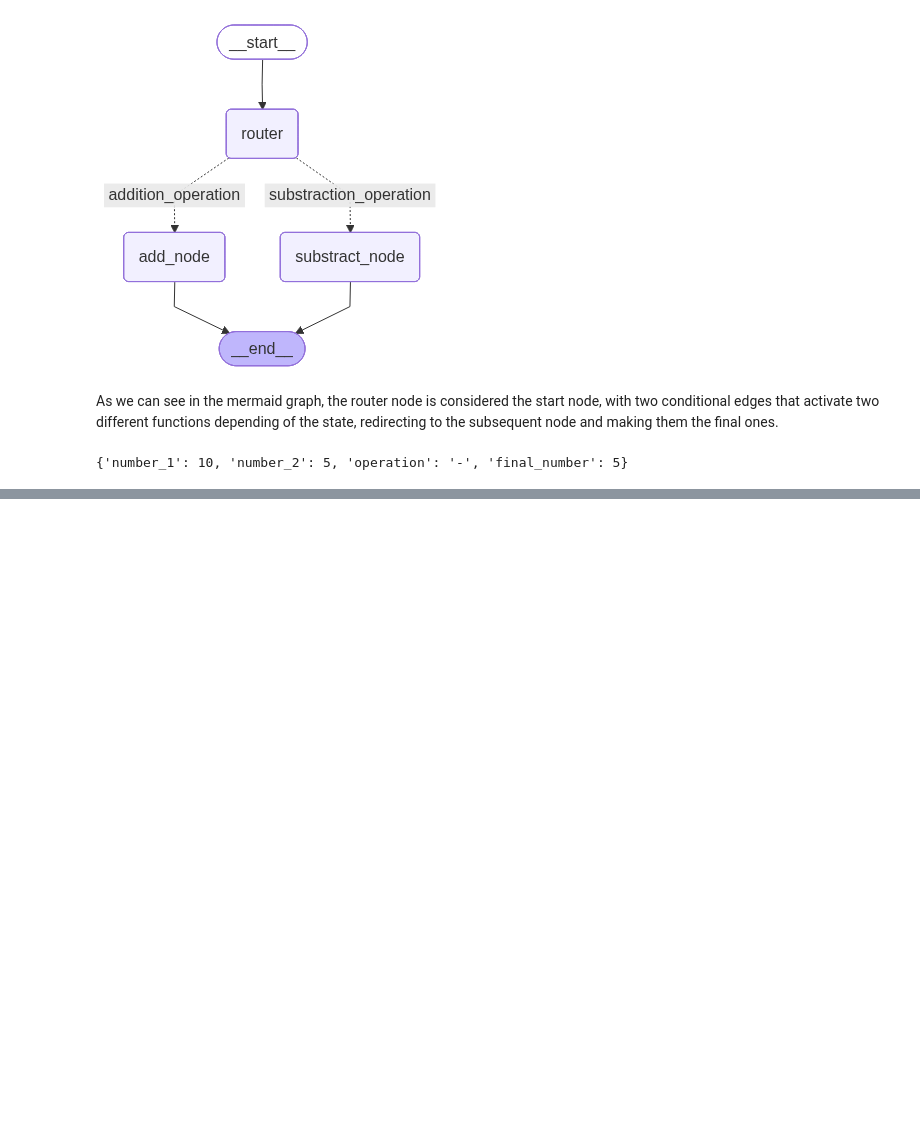
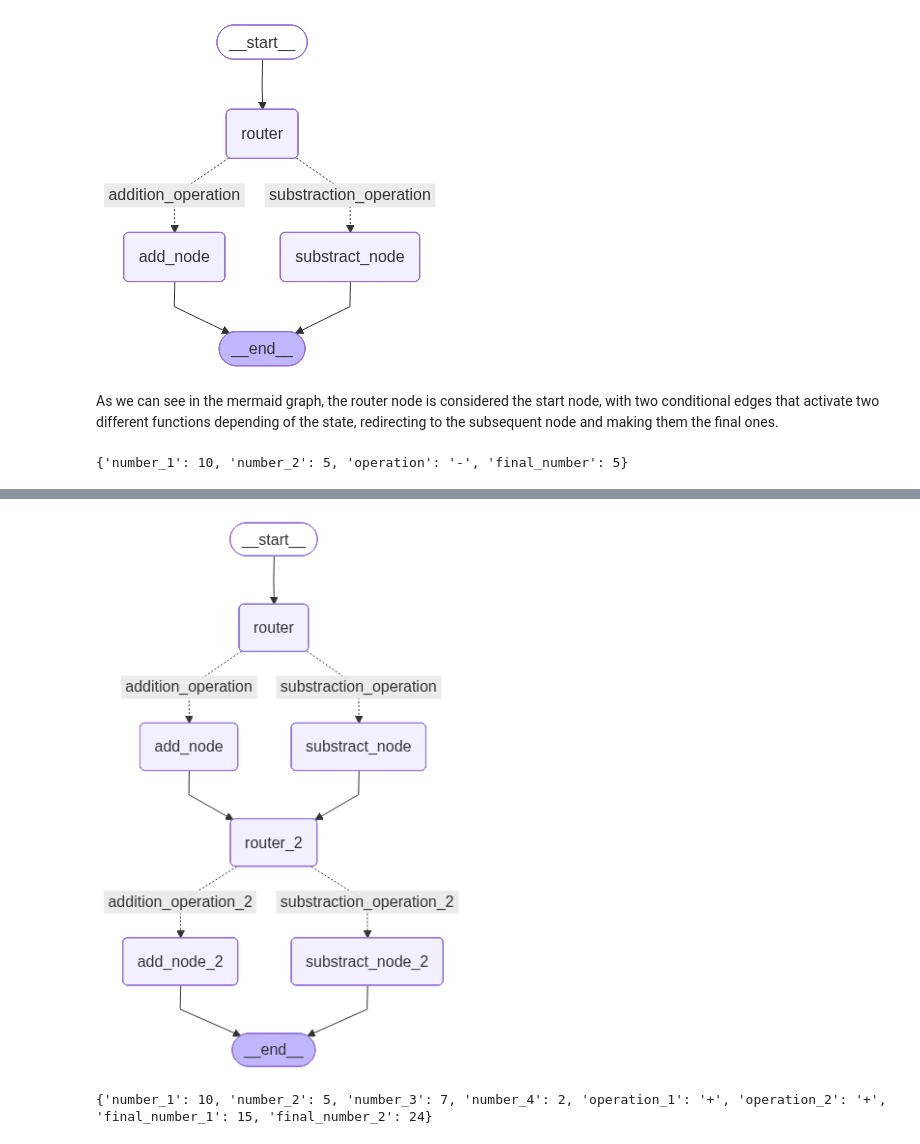
Before and after one commit to VforVitorio/LangGraph-freecodecamp-tutorial, a Jupyter notebook: N04_conditional_graph.ipynb, the cells around one changed output, grey strips where cells are left out. Saved outputs shown, nothing was run; the diff lists cells and outputs as text; code cells hidden in the pictures; blank space fills up the shorter version.

Commit message:
adding exercise of conditional graph

```diff
--- a/N04_conditional_graph.ipynb
+++ b/N04_conditional_graph.ipynb
@@ -98,0 +121,38 @@ print(app.invoke(initial_state_1))
+# %%
+def addition_node(state: AgentState_2) -> AgentState_2:
+    state["final_number_1"] = state["number_1"] + state["number_2"]
+    return state
+
+def substraction_node(state: AgentState_2) -> AgentState_2:
+    state["final_number_1"] = state["number_1"] - state["number_2"]
+    return state
+
+def addition_node_2(state : AgentState_2) -> AgentState_2:
+    state["final_number_2"] = state["final_number_1"] + state["number_3"] + state["number_4"]
+    return state
+
+
+def substraction_node_2(state : AgentState_2) -> AgentState_2:
+    state["final_number_2"] = state["final_number_1"] - state["number_3"] - state["number_4"]
+    return state
+# %%
+# This function returns an EDGE not a state, so when adding the node we will need to use a lambda function
+def decide_next_node_1(state: AgentState_2) -> AgentState_2:
+    """
+    This node will select the next phase of the graph
+    """
+
+    if state["operation_1"] == "+":
+        return "addition_operation"
+    if state["operation_1"] == "-":
+        return "substraction_operation"
+
+def decide_next_node_2(state: AgentState_2) -> AgentState_2:
+    """
+    This node will select the next phase of the graph
+    """
+
+    if state["operation_2"] == "+":
+        return "addition_operation_2"
+    if state["operation_2"] == "-":
+        return "substraction_operation_2"
@@ -98,0 +209,21 @@ print(app.invoke(initial_state_1))
+# %%
+from IPython.display import Image, display
+
+display(Image(app.get_graph().draw_mermaid_png()))
+# %% [output]
+[figure, added]
+# %%
+initial_state_2 = AgentState_2(
+    number_1=10,
+    number_2=5,
+    number_3=7,
+    number_4=2,
+    operation_1="+",
+    operation_2="+",
+    final_number_1=0,  # valor inicial
+    final_number_2=0   # valor inicial
+)
+
+print(app.invoke(initial_state_2))
+# %% [output]
+{'number_1': 10, 'number_2': 5, 'number_3': 7, 'number_4': 2, 'operation_1': '+', 'operation_2': '+', 'final_number_1': 15, 'final_number_2': 24}
```
Also changed, not shown: parts of 8 cells of this notebook.
